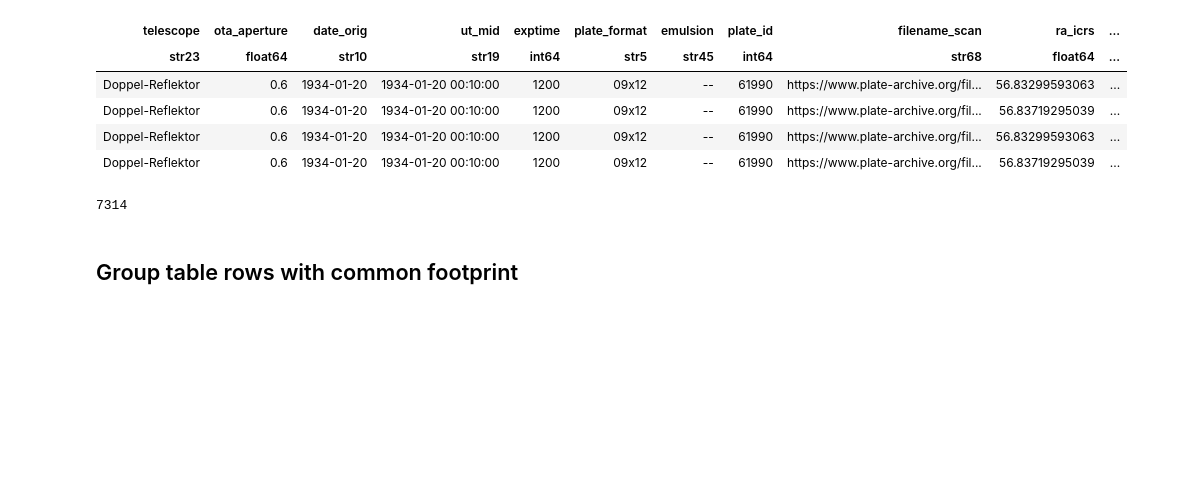
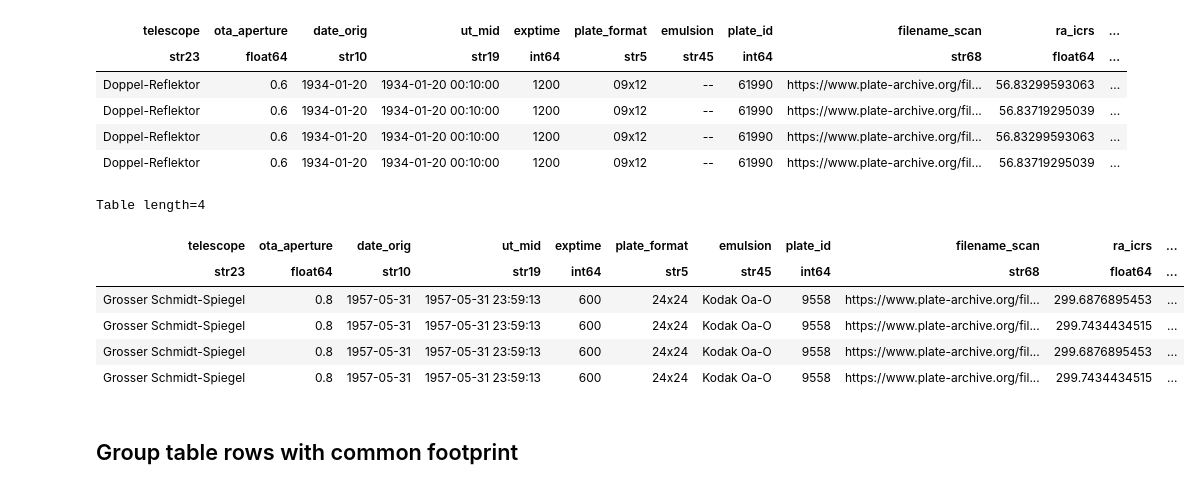
Before and after one commit to cuernodegazpacho/plateanalysis, a Jupyter notebook: footprints/footprint_analysis.ipynb, the cells around one changed output. Saved outputs shown, nothing was run; the diff lists cells and outputs as text; code cells hidden in the pictures; blank space fills up the shorter version.

```diff
--- a/footprints/footprint_analysis.ipynb
+++ b/footprints/footprint_analysis.ipynb
@@ -256,9 +300,16 @@ Table length=4
 | Doppel-Reflektor | 0.6 | 1934-01-20 | 1934-01-20 00:10:00 | 1200 | 09x12 | -- | 61990 | https://www.plate-archive.org/fil... | 56.83299593063 | ... |
 | Doppel-Reflektor | 0.6 | 1934-01-20 | 1934-01-20 00:10:00 | 1200 | 09x12 | -- | 61990 | https://www.plate-archive.org/fil... | 56.83719295039 | ... |
 # %%
-len(table_input)
+m = table_input['plate_id'] == 9558
+table_input[m]
 # %% [output]
-7314
+Table length=4
+| telescope | ota_aperture | date_orig | ut_mid | exptime | plate_format | emulsion | plate_id | filename_scan | ra_icrs | ... |
+| str23 | float64 | str10 | str19 | int64 | str5 | str45 | int64 | str68 | float64 | ... |
+| Grosser Schmidt-Spiegel | 0.8 | 1957-05-31 | 1957-05-31 23:59:13 | 600 | 24x24 | Kodak Oa-O | 9558 | https://www.plate-archive.org/fil... | 299.6876895453 | ... |
+| Grosser Schmidt-Spiegel | 0.8 | 1957-05-31 | 1957-05-31 23:59:13 | 600 | 24x24 | Kodak Oa-O | 9558 | https://www.plate-archive.org/fil... | 299.7434434515 | ... |
+| Grosser Schmidt-Spiegel | 0.8 | 1957-05-31 | 1957-05-31 23:59:13 | 600 | 24x24 | Kodak Oa-O | 9558 | https://www.plate-archive.org/fil... | 299.6876895453 | ... |
+| Grosser Schmidt-Spiegel | 0.8 | 1957-05-31 | 1957-05-31 23:59:13 | 600 | 24x24 | Kodak Oa-O | 9558 | https://www.plate-archive.org/fil... | 299.7434434515 | ... |
 # %% [markdown]
 ## Group table rows with common footprint
 # %% [markdown]
```
Also changed, not shown: parts of 12 cells of this notebook, 17 other files.
